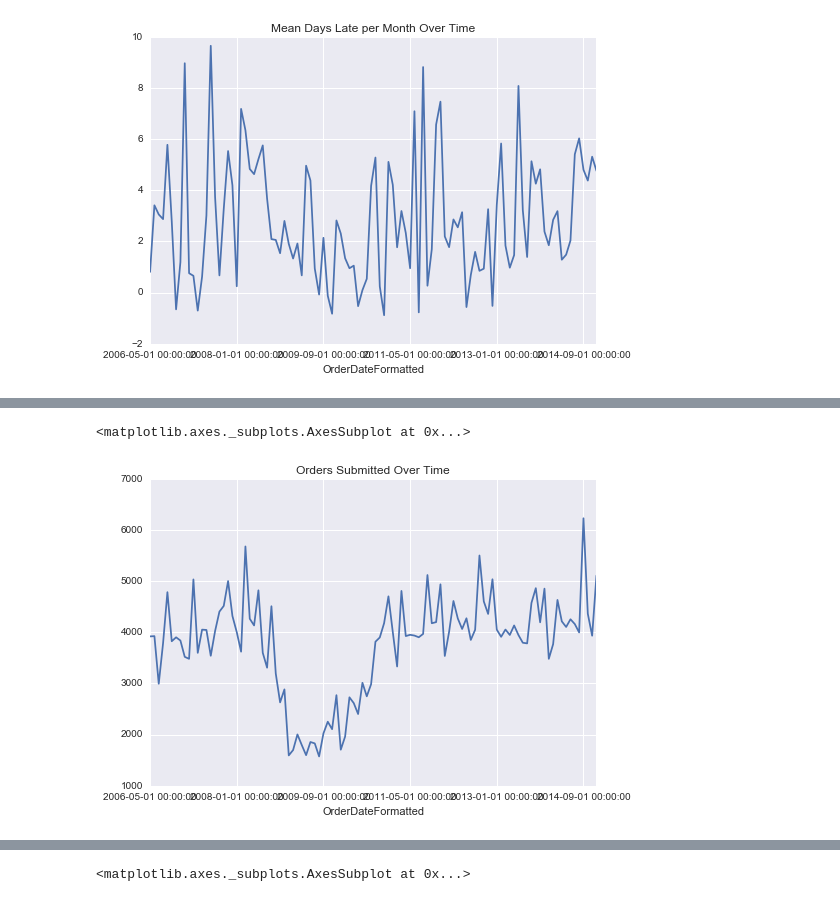
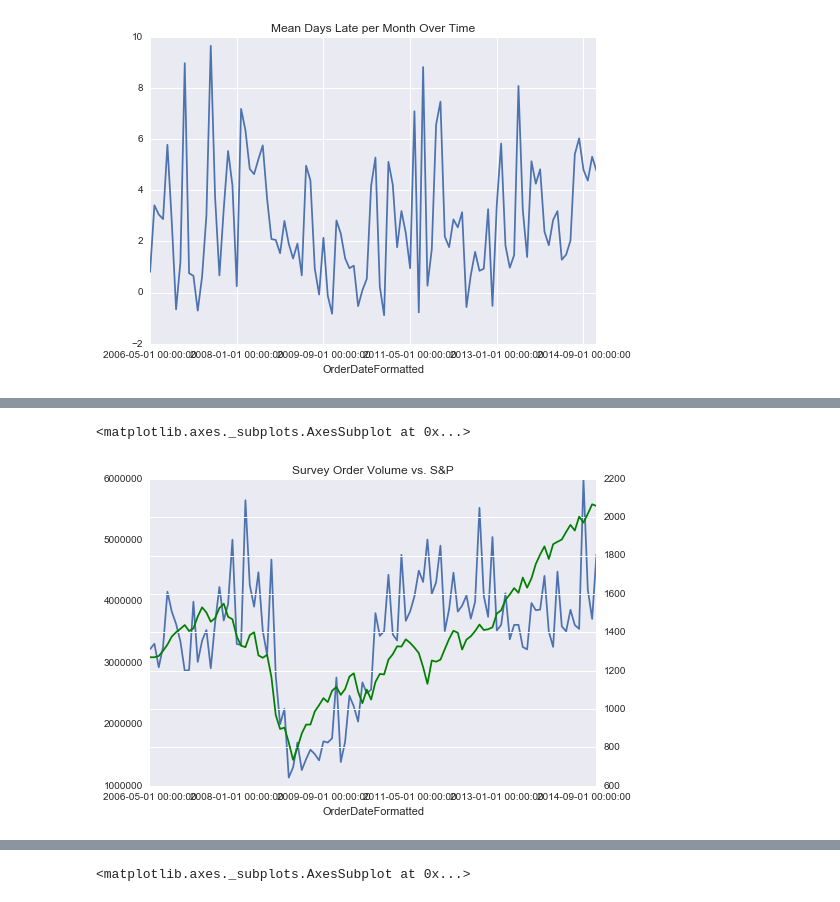
Before and after one commit to apclypsr/Capstone-Project, a Jupyter notebook: SurveyAnalysis.ipynb, the cells around one changed output, grey strips where cells are left out. Drawn from its saved outputs; the diff is of its cells as text; code cells hidden in the pictures.

```diff
--- a/SurveyAnalysis.ipynb
+++ b/SurveyAnalysis.ipynb
@@ -175,7 +158,8 @@ USMTO_WHOLE.groupby(['OrderDateFormatted'])['IP'].sum().plot(kind = 'line', titl
-# %%
-#plot order submission trend. Exhibit 2
-
-USMTO_WHOLE.groupby(['OrderDateFormatted'])['IsSubmitted'].sum().plot(kind = 'line', title = 'Orders Submitted Over Time')
-# %% [output]
-<matplotlib.axes._subplots.AxesSubplot at 0x...>
-[figure, removed]
+# %%
+#shows similarity between survey orders and S&P
+
+AAID_BY_MONTH.groupby(['OrderDateFormatted'])['TotalSale'].mean().plot(kind = 'line', title = 'Survey Order Volume vs. S&P')
+AAID_BY_MONTH.groupby(['OrderDateFormatted'])['Close'].mean().plot(kind = 'line', secondary_y=True, style= 'g')
+# %% [output]
+<matplotlib.axes._subplots.AxesSubplot at 0x...>
+[figure, added]
```
Also changed, not shown: parts of 46 cells of this notebook, 2 other files.
